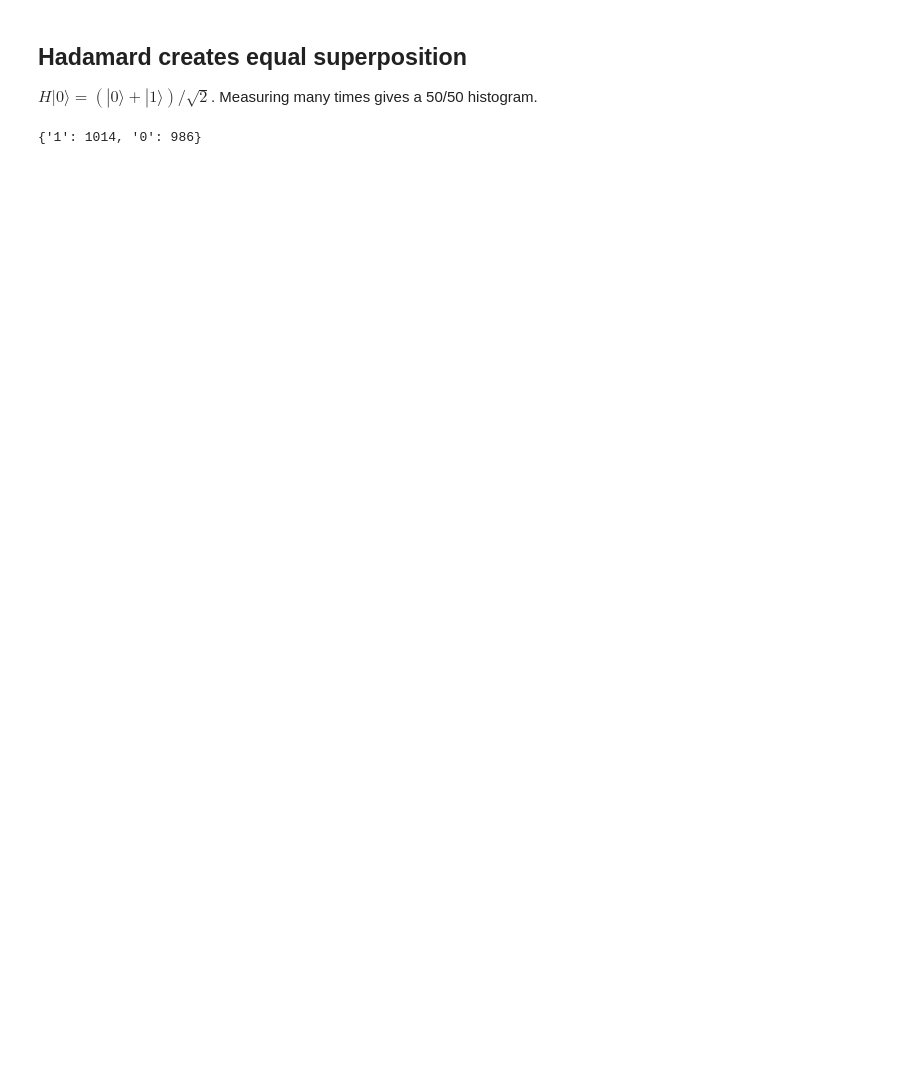
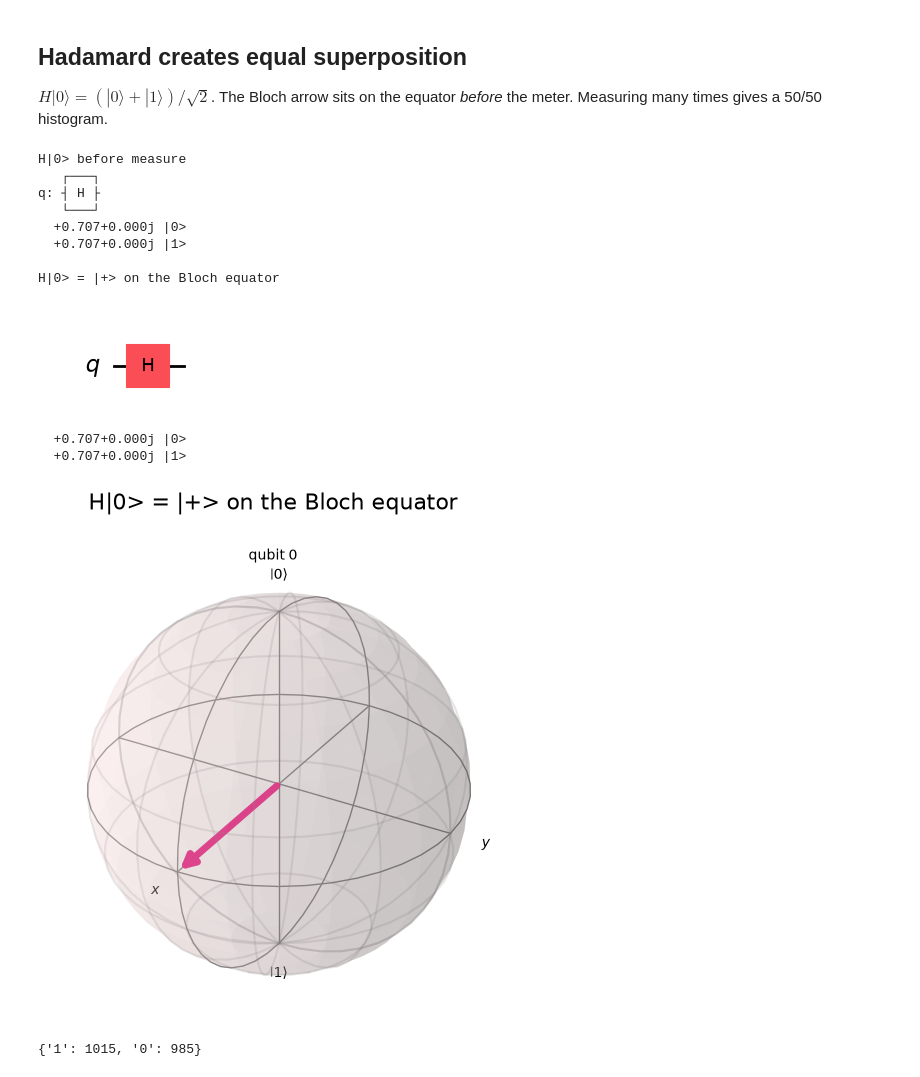
Before and after one commit to qimono-repos/qu, a Jupyter notebook: qiskit/basic/logic-gates/logic_gates.ipynb, the cells around one changed output. Saved outputs shown, nothing was run; the diff lists cells and outputs as text; code cells hidden in the pictures; blank space fills up the shorter version.

```diff
--- a/qiskit/basic/logic-gates/logic_gates.ipynb
+++ b/qiskit/basic/logic-gates/logic_gates.ipynb
@@ -87,13 +289,32 @@ q: ┤ Y ├
 # %% [markdown]
 ## Hadamard creates equal superposition
 
-$H|0\rangle = (|0\rangle+|1\rangle)/\sqrt{2}$. Measuring many times
-gives a 50/50 histogram.
+$H|0\rangle = (|0\rangle+|1\rangle)/\sqrt{2}$. The Bloch arrow sits on the
+equator *before* the meter. Measuring many times gives a 50/50 histogram.
 # %%
+h_prep = qk.QuantumCircuit(1)
+h_prep.h(0)
+show(h_prep, "H|0> before measure")
+show_mpl(h_prep, "H|0> = |+> on the Bloch equator")
+
 h = qk.QuantumCircuit(1, 1)
 h.h(0)
 h.measure(0, 0)
 sim = qka.AerSimulator()
-print(sim.run(qk.transpile(h, sim), shots=2000).result().get_counts())
+counts = sim.run(qk.transpile(h, sim), shots=2000).result().get_counts()
+print(counts)
+display(qk.visualization.plot_histogram(counts, title="H|0> shots"))
 # %% [output]
-{'1': 1014, '0': 986}
+H|0> before measure
+   ┌───┐
+q: ┤ H ├
+   └───┘
+  +0.707+0.000j |0>
+  +0.707+0.000j |1>
+
+H|0> = |+> on the Bloch equator
+[figure, added]
+  +0.707+0.000j |0>
+  +0.707+0.000j |1>
+[figure, added]
+{'1': 1015, '0': 985}
```
Also changed, not shown: parts of 14 cells of this notebook, 3 other files.
